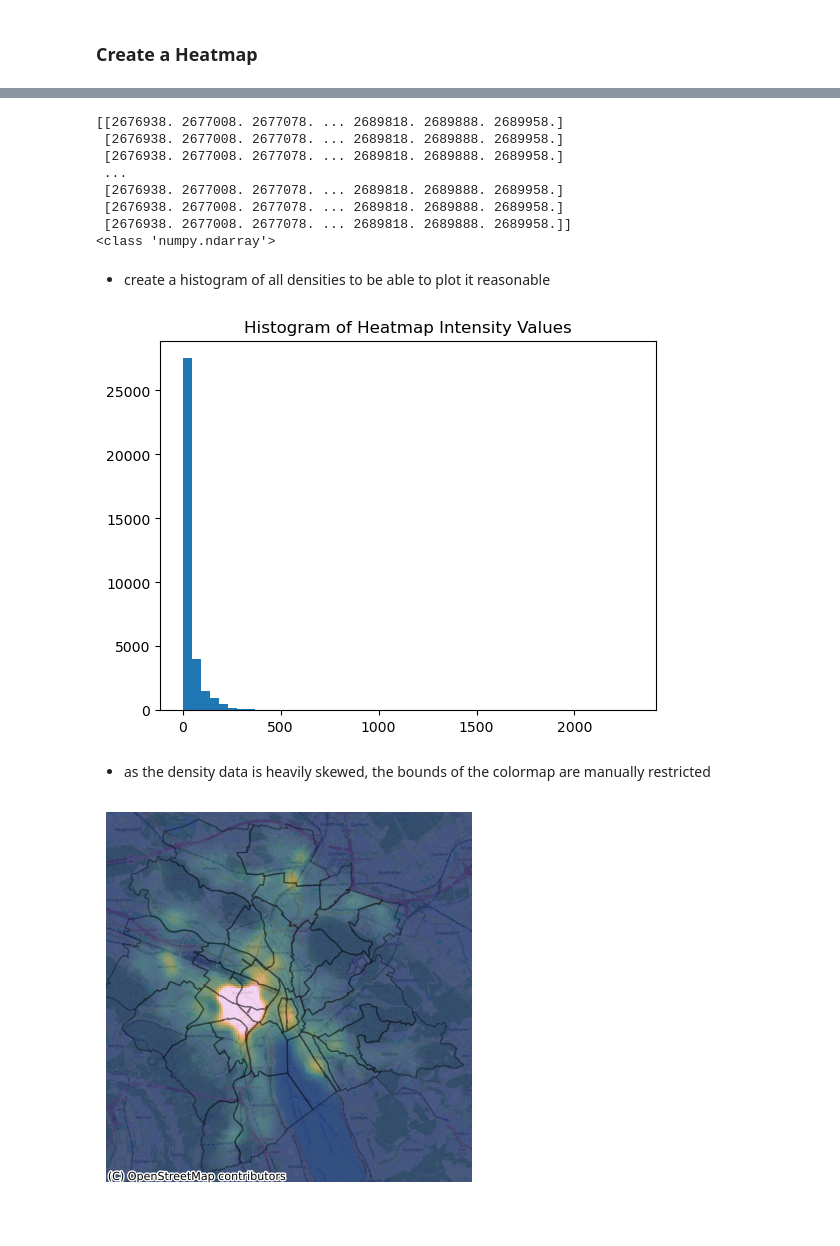
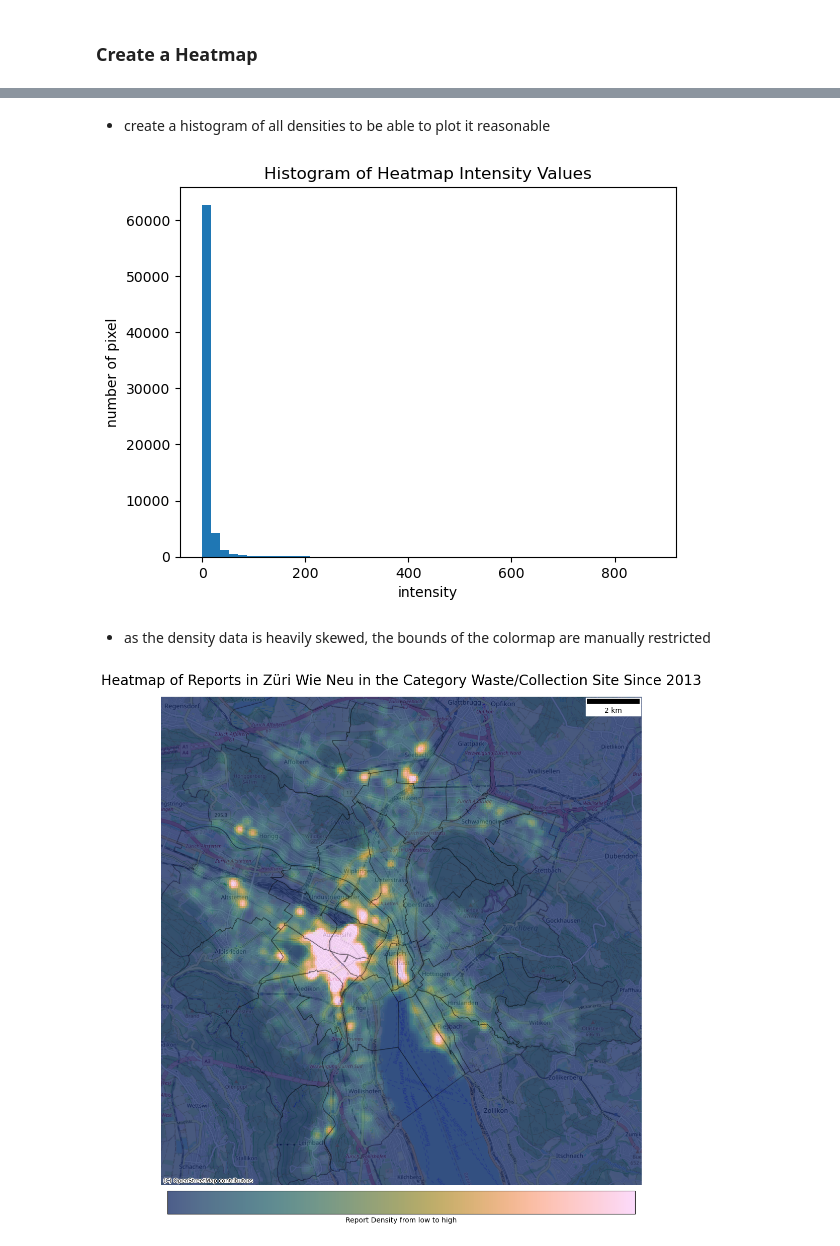
Before and after one commit to tiijb/sds_project, a Jupyter notebook: heatmap.ipynb, the cells around one changed output, grey strips where cells are left out. Saved outputs shown, nothing was run; the diff lists cells and outputs as text; code cells hidden in the pictures; blank space fills up the shorter version.

Commit message:
add funtion describtions and some visual details on the heatmap and adjust introduction

```diff
--- a/heatmap.ipynb
+++ b/heatmap.ipynb
@@ -45,9 +54,11 @@ Data züri wie neu loaded sugessfull
 zwn_waste_gdf = zwn_gdf_raw[zwn_gdf_raw["service_name"]=="Abfall/Sammelstelle"].copy()
 
 # filter for the required columns
-zwn_waste_gdf = zwn_waste_gdf[["service_request_id", "title", "geometry"]]
+zwn_waste_gdf = zwn_waste_gdf[["service_request_id", "title", "geometry", "requested_datetime"]]
 
+# print dates of the oldest and newest report
+print(f"The data contains reports from the {min(zwn_waste_gdf["requested_datetime"]).date().strftime("%d/%m/%Y")} to the {max(zwn_waste_gdf["requested_datetime"]).date().strftime("%d/%m/%Y")}.")
 
-
+# have a look at the data
 zwn_waste_gdf.head(5)
 # %% [output]
@@ -65,5 +74,9 @@ zwn_waste_gdf = zwn_waste_gdf.to_crs(epsg=3857)
 # %%
 #filter neighbourhoods data for required columns
 neighbourhoods_gdf = neighbourhoods_gdf_raw[["qname", "qnr", "geometry"]]
+# %%
+# reproject to web mercator to be able to load a basemap later
+zwn_waste_gdf = zwn_waste_gdf.to_crs(epsg=3857)
+neighbourhoods_gdf = neighbourhoods_gdf.to_crs(epsg=3857)
 # %% [markdown]
 ### Create a Heatmap
@@ -70,5 +87,5 @@ neighbourhoods_gdf = neighbourhoods_gdf_raw[["qname", "qnr", "geometry"]]
 # %%
-# decide for a resolution of the grid and a radius for the kernel which should be considered
+# decide for a resolution of the grid [m] and a radius [m] for the kernel which should be considered
 resolution = 70
 r = 300
 
@@ -94,11 +111,23 @@ mesh_x, mesh_y = np.meshgrid(x_coords, y_coords)
 xcentre = mesh_x+(resolution/2)
 ycentre = mesh_y+(resolution/2)
 
-print(xcentre)
-print(type(xcentre[1]))
 
 # define the kernel function, to determine how the points should be weighted
 def kernel_function(d, r):
+
+    """calculates the weight of a of a point to the heat density of a pixel
+
+    this function calculates the weight of a point according to the quartic kernel function
+
+    parameters
+    --------------
+    d : the distance between the pixel centre and the point
+    r : the radius of the kernel that should be considered
+
+    returns
+    --------------
+    float: weight contribution of the point to the value of the pixel """
+
     dn = d/r
     p = (15/16)*(1-dn**2)**2
     return p
@@ -108,8 +137,6 @@ intensity_list = []
 
 
 # computing density for each grid
-
-
 for j in range(len(xcentre)):  # iterrates through the rows (as xcentre contains an array for every row with all x values )
     intensity_row = []          #create a new empty list for the row
     for k in range(len(xcentre[0])):    # iterrates through the columns
@@ -129,64 +156,59 @@ for j in range(len(xcentre)):  # iterrates through the rows (as xcentre contains
         intensity_row.append(total_density)
 
     intensity_list.append(intensity_row)
-# %% [output]
-[[2676938. 2677008. 2677078. ... 2689818. 2689888. 2689958.]
- [2676938. 2677008. 2677078. ... 2689818. 2689888. 2689958.]
- [2676938. 2677008. 2677078. ... 2689818. 2689888. 2689958.]
- ...
- [2676938. 2677008. 2677078. ... 2689818. 2689888. 2689958.]
- [2676938. 2677008. 2677078. ... 2689818. 2689888. 2689958.]
- [2676938. 2677008. 2677078. ... 2689818. 2689888. 2689958.]]
-<class 'numpy.ndarray'>
 # %% [markdown]
 - create a histogram of all densities to be able to plot it reasonable
 # %%
 fig, ax = plt.subplots()
 
+#create one list with all intensities
 all_intensities = []
-
 for row in intensity_list:
     for value in row:
         all_intensities.append(value)
 
+# plot the intensities as a histogram
 ax.hist(all_intensities, bins=50)
 ax.set_title("Histogram of Heatmap Intensity Values")
+ax.set_ylabel("number of pixel")
+ax.set_xlabel("intensity")
 
 plt.show()
 # %% [output]
-[figure, old version]
+[figure, new version]
 # %% [markdown]
 - as the density data is heavily skewed, the bounds of the colormap are manually restricted
 # %%
-q95 = np.quantile(all_intensities, 0.99)
+# calculate the 99 % quantile
+q99 = np.quantile(all_intensities, 0.99)
 
-intensity_restricted = []
-for row in intensity_list:
-    new_row = []
-    for value in row:
-        if value < q95:
-            new_row.append(value)
-        else:
-            new_row.append(q95)
-    intensity_restricted.append(new_row)
+# clip all values larger than than q99 to q99
+intensity_restricted = np.clip(np.array(intensity_list), 0, q99)
 # %%
-fig, ax = plt.subplots()
+fig, ax = plt.subplots(figsize = (15, 15))
 
-# creating an array to have a 2D grid
-intensity=np.array(intensity_list)
 
 # create the heatmap layer
 heatmap = ax.pcolormesh( mesh_x, mesh_y, intensity_restricted, alpha=0.7, cmap=cmc.batlow)
 
-
 # add a basemap
-ctx.add_basemap(ax, crs="EPSG:2056", source=ctx.providers.OpenStreetMap.Mapnik)
+ctx.add_basemap(ax, source=ctx.providers.OpenStreetMap.CH)
 
 # remove axis
 ax.axis("off")
 
+#set a title
+ax.set_title(f"Heatmap of Reports in Züri Wie Neu in the Category Waste/Collection Site Since {min(zwn_waste_gdf["requested_datetime"]).year}", fontsize= 20)
+
+# add neighbourhood boundaries
 neighbourhoods_gdf.plot(ax= ax, facecolor="none", alpha=0.3)
 
+# add scalebar
+scalebar = ScaleBar(1)
+ax.add_artist(scalebar)
+
+plt.colorbar(heatmap, ax=ax, label="Report Density from low to high", location="bottom", ticks=[], shrink=0.8, pad= 0.01)
+
 plt.show()
 # %% [output]
-[figure, old version]
+[figure, new version]
```
Also changed, not shown: parts of 9 cells of this notebook.
